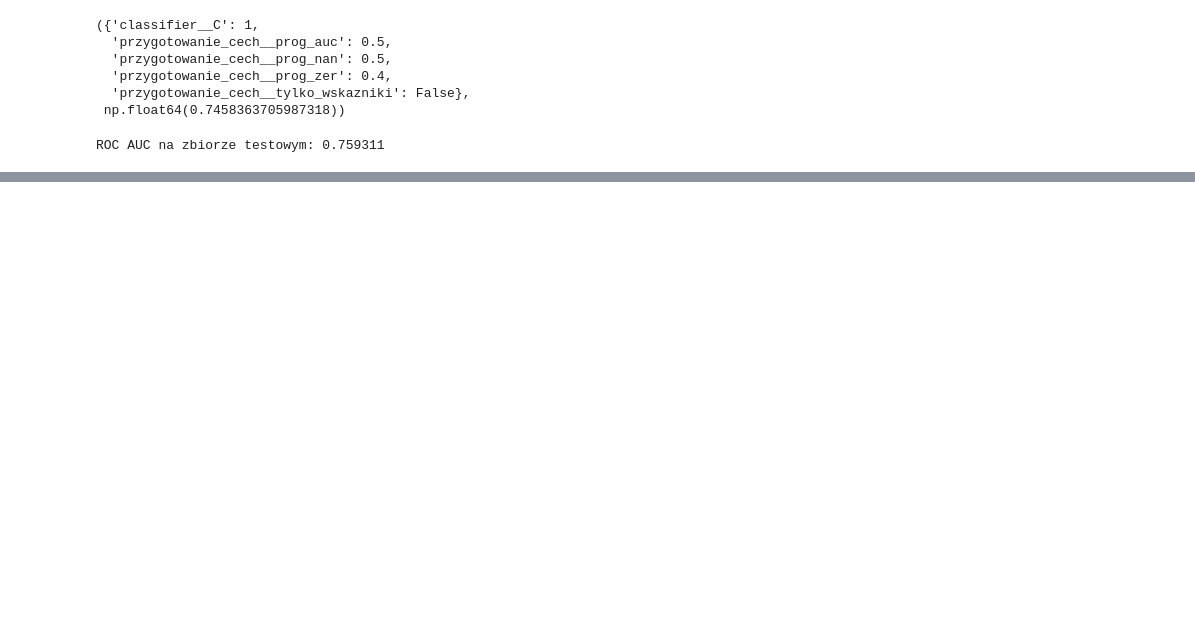
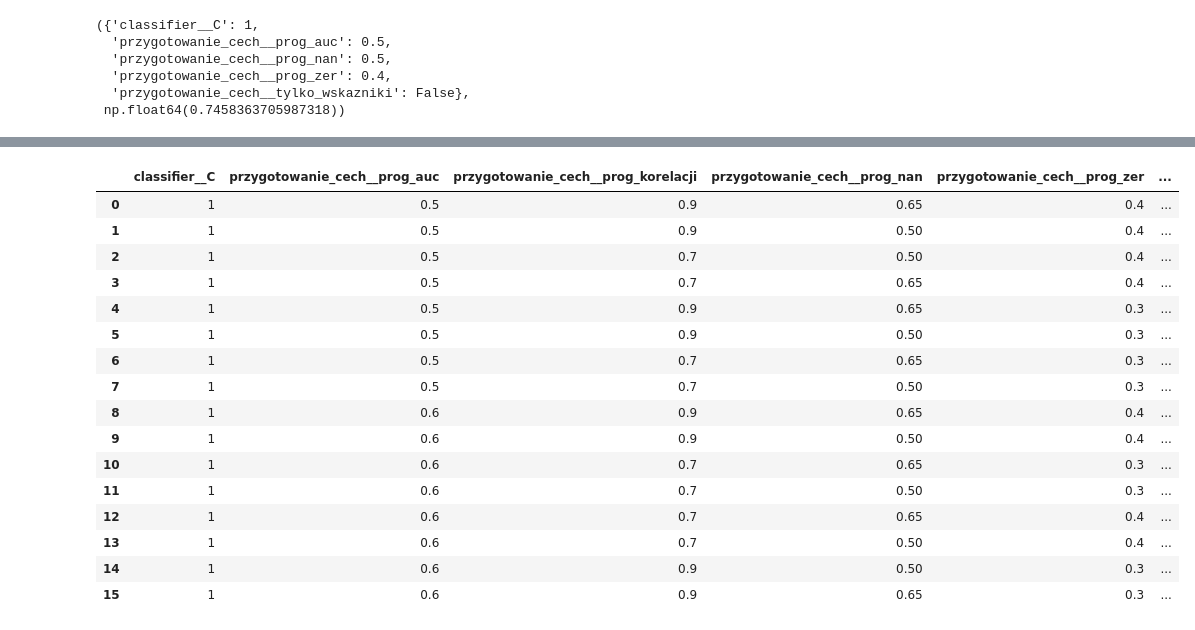
Before and after one commit to NorbertTrojan/Malysz_1, a Jupyter notebook: Uczenie regresji/regresja_logistyczna_pipeline.ipynb, the cells around one changed output, grey strips where cells are left out. Saved outputs shown, nothing was run; the diff lists cells and outputs as text; code cells hidden in the pictures; blank space fills up the shorter version.

Commit message:
zmiana modeli

```diff
--- a/Uczenie regresji/regresja_logistyczna_pipeline.ipynb
+++ b/Uczenie regresji/regresja_logistyczna_pipeline.ipynb
@@ -161,7 +164,7 @@ class PrzygotowanieCech(BaseEstimator, TransformerMixin):
 # %% [markdown]
 ## Trenowanie i użycie pipeline'u
 # %%
-df = pd.read_csv("zbior_1.csv")
+df = pd.read_csv("../zbior_1.csv")
 TARGET_COLUMN = df.columns[-1]
 KOLUMNY_DO_POMINIECIA = [
     "szczegolnaFormaPrawna_Symbol",
@@ -297,9 +300,54 @@ model.best_params_, model.best_score_
   'przygotowanie_cech__prog_zer': 0.4,
   'przygotowanie_cech__tylko_wskazniki': False},
  np.float64(0.7458363705987318))
-# %%
-model.predict_proba(X_test)
-roc_auc = roc_auc_score(y_test, model.predict_proba(X_test)[:, 1])
-print(f"ROC AUC na zbiorze testowym: {roc_auc:.6f}")
-# %% [output]
-ROC AUC na zbiorze testowym: 0.759311
+# %%
+#optymalizacja parametrów pipeline'u
+param_grid = {
+    "przygotowanie_cech__prog_auc": [0.5, 0.6],
+    "przygotowanie_cech__prog_korelacji": [0.7, 0.9],
+    "przygotowanie_cech__tylko_wskazniki": [False],
+    "przygotowanie_cech__prog_nan": [ 0.5,0.65],
+    "przygotowanie_cech__prog_zer": [0.3,0.4],
+    "classifier__C": [1],
+}
+wyniki = []
+najlepszy_auc = -float("inf")
+najlepszy_model = None
+najlepsze_parametry = None
+
+kombinacje = list(ParameterGrid(param_grid))
+
+for i, parametry in enumerate(kombinacje, start=1):
+    model = clone(pipeline)
+    model.set_params(**parametry)
+
+    try:
+        model.fit(X_train, y_train)
+
+        prawdopodobienstwo = model.predict_proba(X_valid)[:, 1]
+        auc = roc_auc_score(y_valid, prawdopodobienstwo)
+
+        wyniki.append({**parametry, "auc": auc})
+
+        if auc > najlepszy_auc:
+            najlepszy_auc = auc
+            najlepszy_model = model
+            najlepsze_parametry = parametry
+
+        print(f"[{i}/{len(kombinacje)}] AUC: {auc:.4f}")
+
+    except ValueError as e:
+        print(f"[{i}/{len(kombinacje)}] Błąd: {e}")
+
+wyniki_df = (
+    pd.DataFrame(wyniki)
+    .sort_values("auc", ascending=False)
+    .reset_index(drop=True)
+)
+
+print("\nNajlepsze parametry:")
+print(najlepsze_parametry)
+print(f"\nNajlepszy ROC AUC: {najlepszy_auc:.4f}")
+
+display(wyniki_df)
+# %% [output]
@@ -305,0 +371,17 @@ ROC AUC na zbiorze testowym: 0.759311
+|  | classifier__C | przygotowanie_cech__prog_auc | przygotowanie_cech__prog_korelacji | przygotowanie_cech__prog_nan | przygotowanie_cech__prog_zer | ... |
+| 0 | 1 | 0.5 | 0.9 | 0.65 | 0.4 | ... |
+| 1 | 1 | 0.5 | 0.9 | 0.50 | 0.4 | ... |
+| 2 | 1 | 0.5 | 0.7 | 0.50 | 0.4 | ... |
+| 3 | 1 | 0.5 | 0.7 | 0.65 | 0.4 | ... |
+| 4 | 1 | 0.5 | 0.9 | 0.65 | 0.3 | ... |
+| 5 | 1 | 0.5 | 0.9 | 0.50 | 0.3 | ... |
+| 6 | 1 | 0.5 | 0.7 | 0.65 | 0.3 | ... |
+| 7 | 1 | 0.5 | 0.7 | 0.50 | 0.3 | ... |
+| 8 | 1 | 0.6 | 0.9 | 0.65 | 0.4 | ... |
+| 9 | 1 | 0.6 | 0.9 | 0.50 | 0.4 | ... |
+| 10 | 1 | 0.6 | 0.7 | 0.65 | 0.3 | ... |
+| 11 | 1 | 0.6 | 0.7 | 0.50 | 0.3 | ... |
+| 12 | 1 | 0.6 | 0.7 | 0.65 | 0.4 | ... |
+| 13 | 1 | 0.6 | 0.7 | 0.50 | 0.4 | ... |
+| 14 | 1 | 0.6 | 0.9 | 0.50 | 0.3 | ... |
+| 15 | 1 | 0.6 | 0.9 | 0.65 | 0.3 | ... |
```
Also changed, not shown: parts of 5 cells of this notebook, 4 other files.
